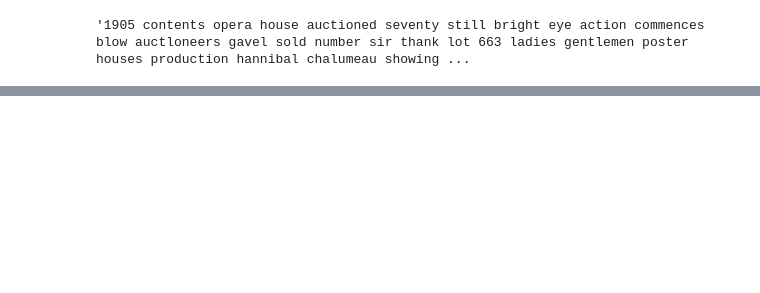
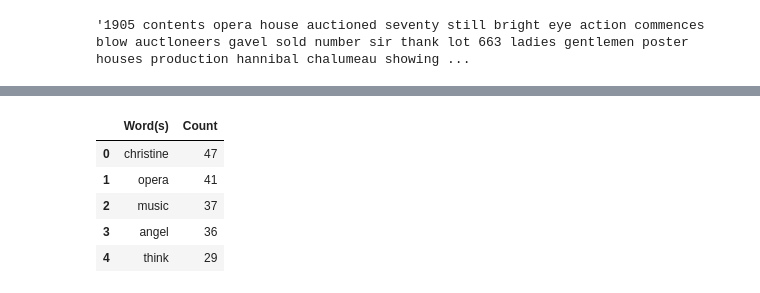
Before and after one commit to chankeith96/Side-Project-Musical-Word-Clouds, a Jupyter notebook: Movie Word Cloud.ipynb, the cells around one changed output, grey strips where cells are left out. Cells and saved outputs as stored; diff of their text form; code cells hidden in the pictures; blank space fills up the shorter version.

```diff
--- a/Movie Word Cloud.ipynb
+++ b/Movie Word Cloud.ipynb
@@ -115,3 +249,3 @@ from collections import Counter
 # %%
-c = Counter(clean_message.split())
+c = Counter(cleaned_words)
 # %%
@@ -136,0 +293,10 @@ c.most_common(50)
+# %%
+most_common_words_df = pd.DataFrame(c.most_common(68), columns=['Word(s)', 'Count'])
+most_common_words_df.head()
+# %% [output]
+|  | Word(s) | Count |
+| 0 | christine | 47 |
+| 1 | opera | 41 |
+| 2 | music | 37 |
+| 3 | angel | 36 |
+| 4 | think | 29 |
```
Also changed, not shown: parts of 47 cells of this notebook.
